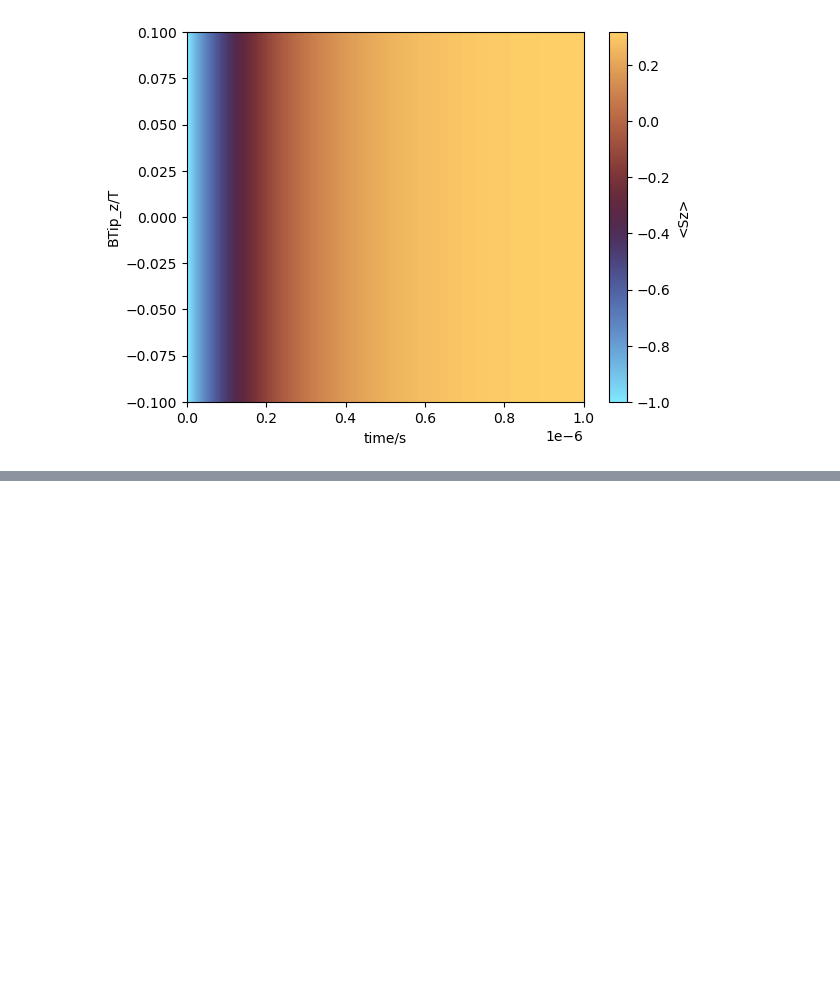
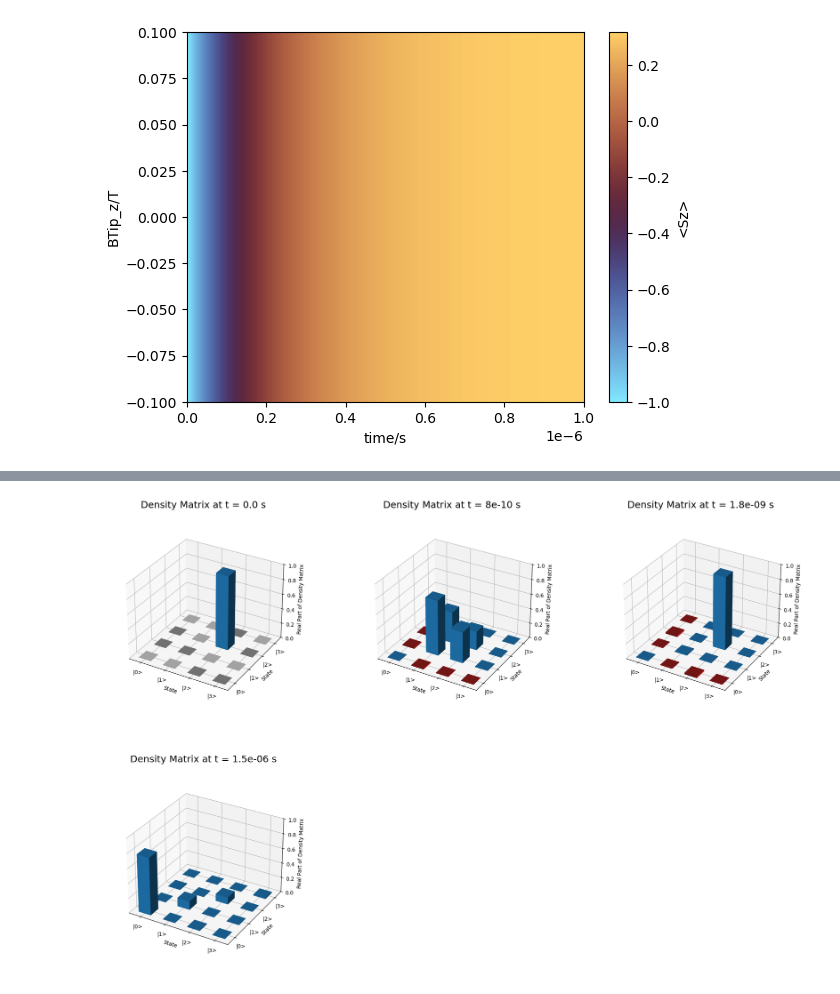
Before and after one commit to WillkeLab/Spinfinity, a Jupyter notebook: examples/ESR Examples/Lindblad_example.ipynb, the cells around one changed output, grey strips where cells are left out. Drawn from its saved outputs; the diff is of its cells as text; code cells hidden in the pictures; blank space fills up the shorter version.

```diff
--- a/examples/ESR Examples/Lindblad_example.ipynb
+++ b/examples/ESR Examples/Lindblad_example.ipynb
@@ -154,0 +219,6 @@ lind.plotTipZeemanDiagramm(spinsys2, BTipRange=[-0.1, 0.1], N_BTip=200);
+# %%
+times_densmats = [0, 0.09e-8, 1/574e6, 1.5e-6]
+lind.plotDensityMatrix(spinsys2, time_type="value", time_value=times_densmats);
+##lind.plotDensityMatrix(spinsys2, time_type="value", time_value=[0, 1]);
+# %% [output]
+[figure, added]
```
Also changed, not shown: parts of 17 cells of this notebook.
